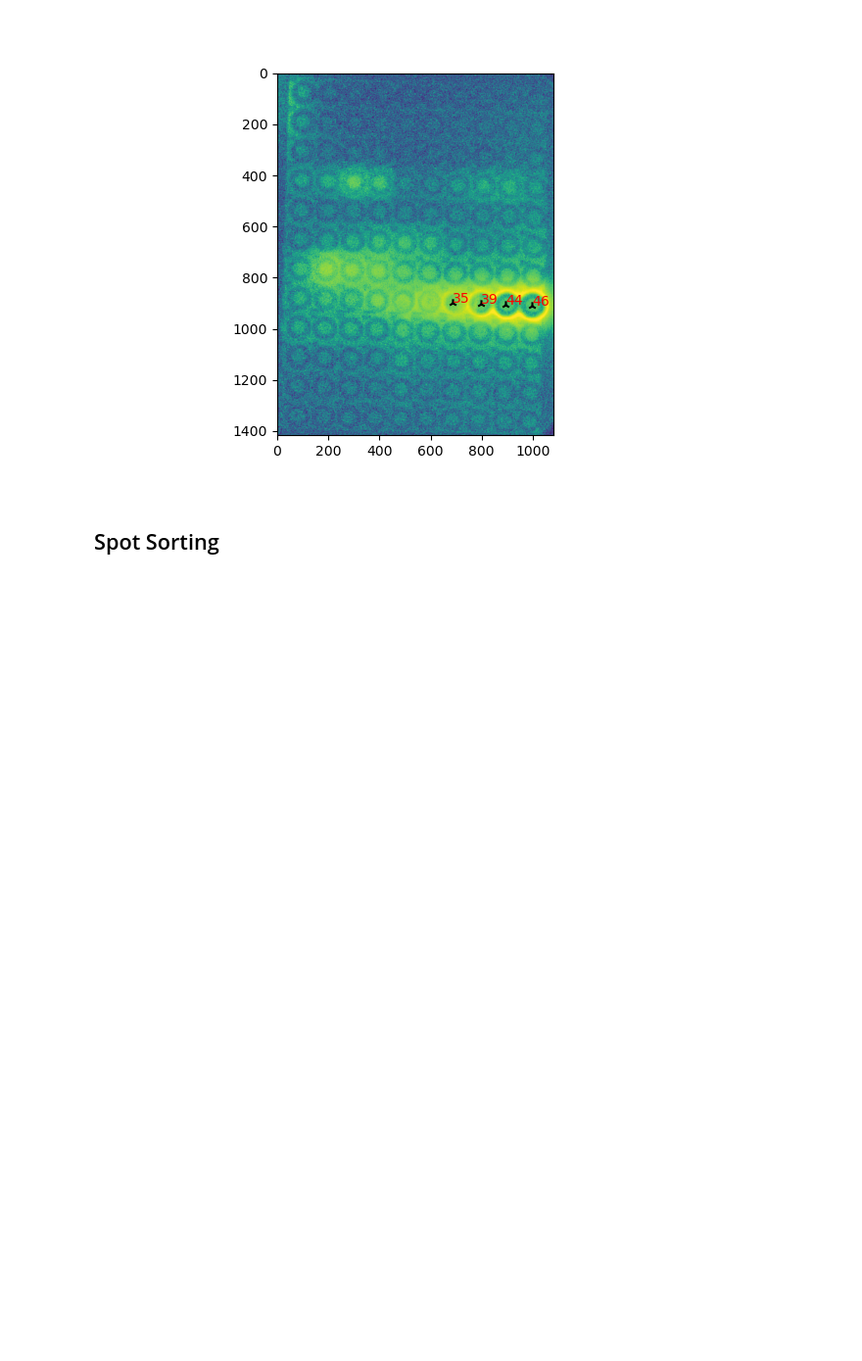
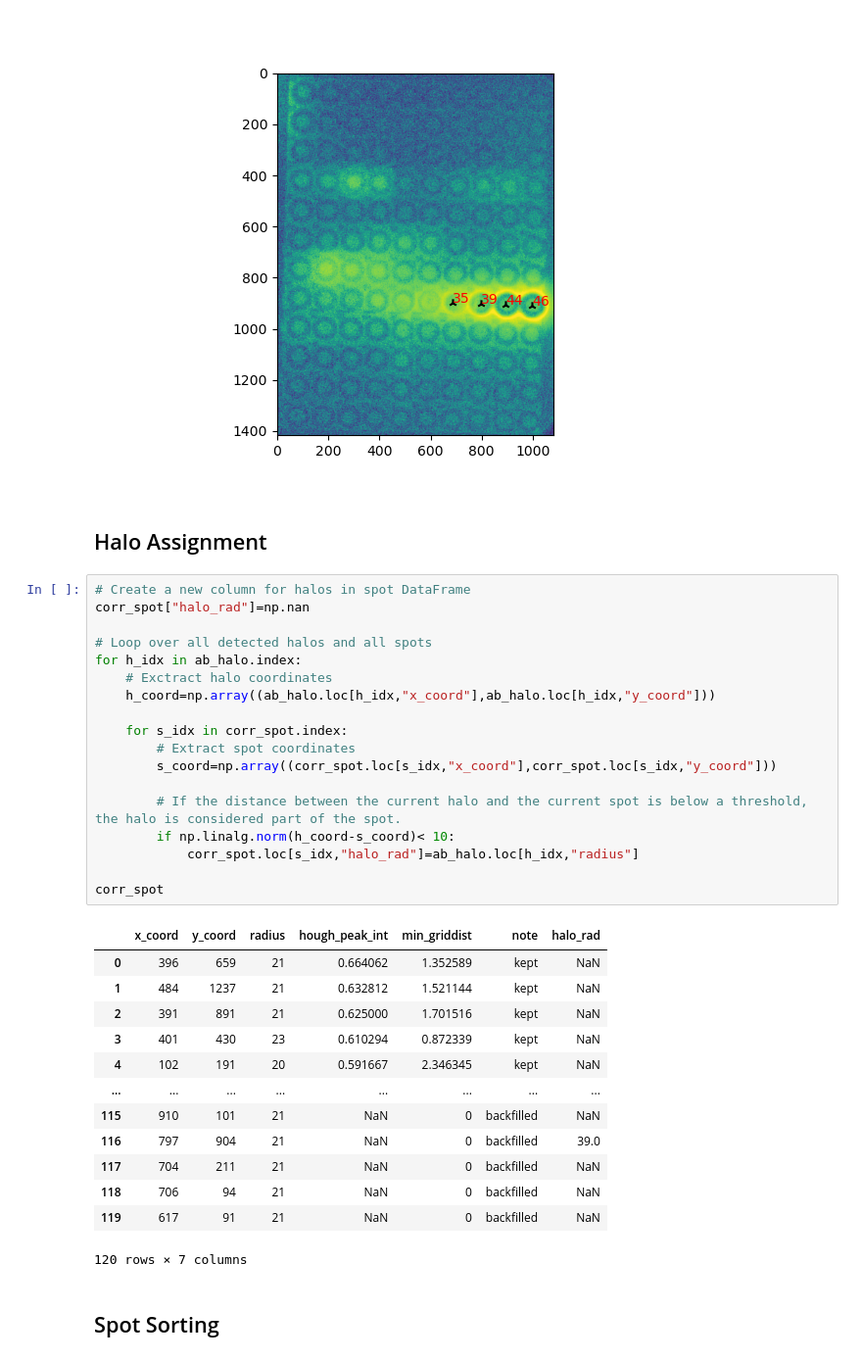
Before and after one commit to Functional-Metabolomics-Lab/MicrospotReader_test, a Jupyter notebook: microspot_reader.ipynb, the cells around one changed output. Shown at 98% size. Cells and saved outputs as stored; diff of their text form; blank space fills up the shorter version.

```diff
--- a/microspot_reader.ipynb
+++ b/microspot_reader.ipynb
@@ -241,6 +241,40 @@ for x,y,rad in zip(h_x,h_y,h_radii):
     ax.text(x, y, f'{rad}',c="r")
 # %% [output]
 [figure]
+# %% [markdown]
+## Halo Assignment
+# %%
+# Create a new column for halos in spot DataFrame
+corr_spot["halo_rad"]=np.nan
+
+# Loop over all detected halos and all spots
+for h_idx in ab_halo.index:
+    # Exctract halo coordinates
+    h_coord=np.array((ab_halo.loc[h_idx,"x_coord"],ab_halo.loc[h_idx,"y_coord"]))
+
+    for s_idx in corr_spot.index:
+        # Extract spot coordinates
+        s_coord=np.array((corr_spot.loc[s_idx,"x_coord"],corr_spot.loc[s_idx,"y_coord"]))
+
+        # If the distance between the current halo and the current spot is below a threshold, the halo is considered part of the spot.
+        if np.linalg.norm(h_coord-s_coord)< 10:
+            corr_spot.loc[s_idx,"halo_rad"]=ab_halo.loc[h_idx,"radius"]
+
+corr_spot
+# %% [output]
+|  | x_coord | y_coord | radius | hough_peak_int | min_griddist | note | halo_rad |
+| 0 | 396 | 659 | 21 | 0.664062 | 1.352589 | kept | NaN |
+| 1 | 484 | 1237 | 21 | 0.632812 | 1.521144 | kept | NaN |
+| 2 | 391 | 891 | 21 | 0.625000 | 1.701516 | kept | NaN |
+| 3 | 401 | 430 | 23 | 0.610294 | 0.872339 | kept | NaN |
+| 4 | 102 | 191 | 20 | 0.591667 | 2.346345 | kept | NaN |
+| ... | ... | ... | ... | ... | ... | ... | ... |
+| 115 | 910 | 101 | 21 | NaN | 0 | backfilled | NaN |
+| 116 | 797 | 904 | 21 | NaN | 0 | backfilled | 39.0 |
+| 117 | 704 | 211 | 21 | NaN | 0 | backfilled | NaN |
+| 118 | 706 | 94 | 21 | NaN | 0 | backfilled | NaN |
+| 119 | 617 | 91 | 21 | NaN | 0 | backfilled | NaN |
+120 rows × 7 columns
 # %% [markdown]
 ## Spot Sorting
 # %%
```
Also changed, not shown: parts of 4 cells of this notebook, 1 other file.
